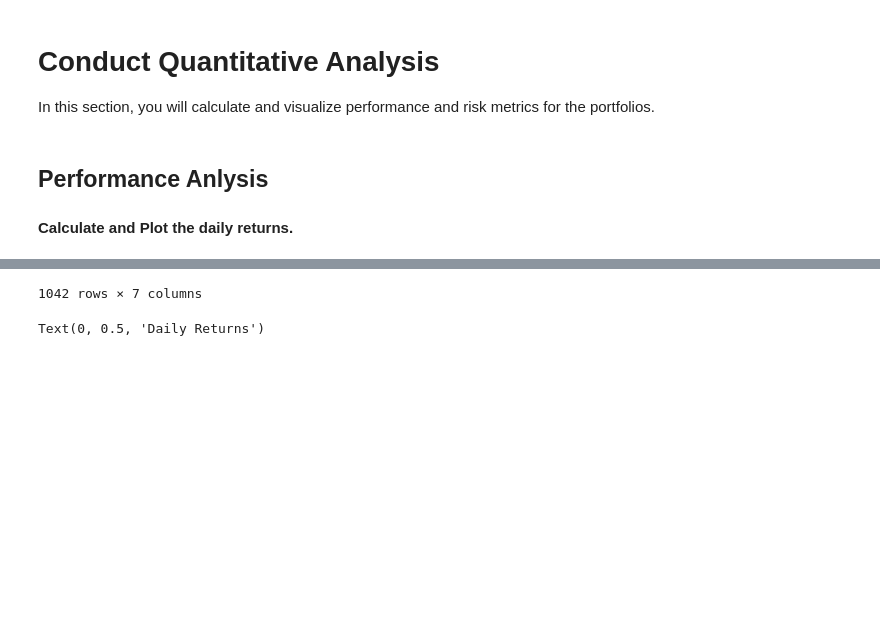
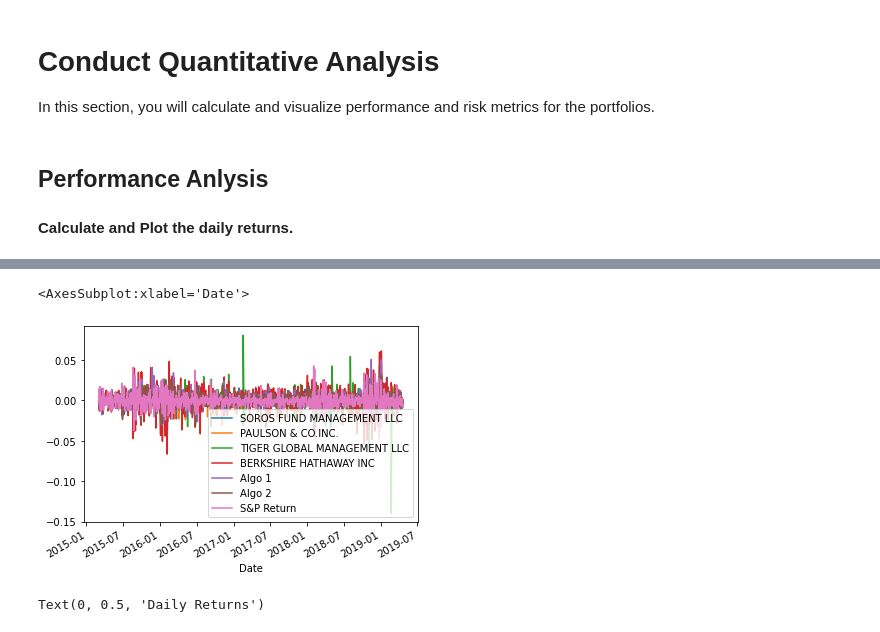
Before and after one commit to DamaniW/FinTechHW, a Jupyter notebook: whale_analysis.ipynb, the cells around one changed output, grey strips where cells are left out. Saved outputs shown, nothing was run; the diff lists cells and outputs as text; code cells hidden in the pictures; blank space fills up the shorter version.

```diff
--- a/whale_analysis.ipynb
+++ b/whale_analysis.ipynb
@@ -196,5 +196,5 @@ In this section, you will calculate and visualize performance and risk metrics f
 #### Calculate and Plot the daily returns.
 # %%
 # Plot daily returns of all portfolios
-combined_df
+combined_df.plot()
 # %% [output]
@@ -213,4 +201,5 @@ combined_df
-1042 rows × 7 columns
+<AxesSubplot:xlabel='Date'>
+[figure, added]
 # %%
 plt.figure(figsize=(50,40))
 combined_df.plot(legend=True)
```
Also changed, not shown: parts of 19 cells of this notebook.
